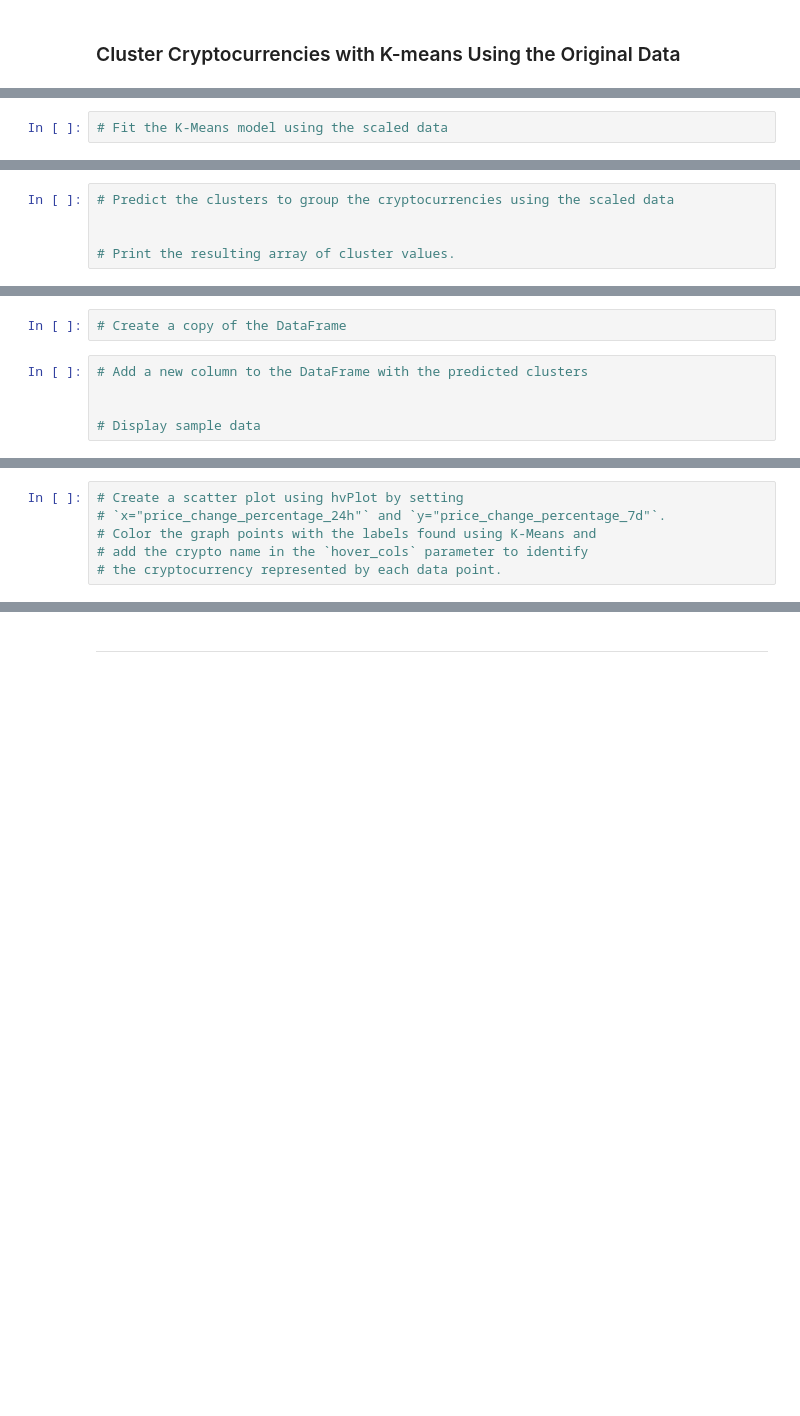
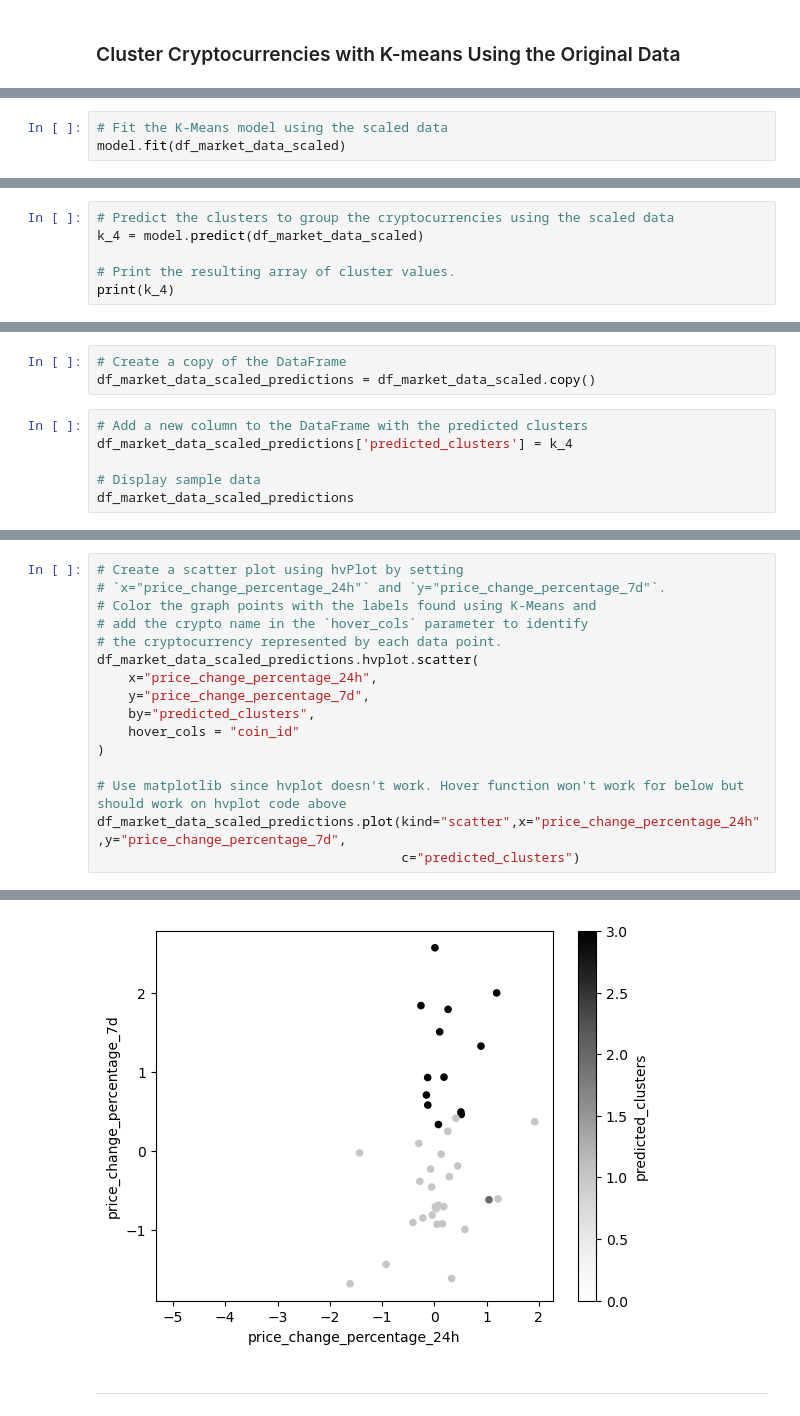
Before and after one commit to JustinS25/CryptoClustering, a Jupyter notebook: Starter_Code 14/Crypto_Clustering.ipynb, the cells around one changed output, grey strips where cells are left out. Saved outputs shown, nothing was run; the diff lists cells and outputs as text; blank space fills up the shorter version.

```diff
--- a/Starter_Code 14/Crypto_Clustering.ipynb
+++ b/Starter_Code 14/Crypto_Clustering.ipynb
@@ -112,2 +185,3 @@ plot.plot(df_market_data)
 # %%
 # Fit the K-Means model using the scaled data
+model.fit(df_market_data_scaled)
@@ -114,5 +190,6 @@ plot.plot(df_market_data)
 # %%
 # Predict the clusters to group the cryptocurrencies using the scaled data
-
+k_4 = model.predict(df_market_data_scaled)
 
 # Print the resulting array of cluster values.
+print(k_4)
@@ -119,7 +199,9 @@ plot.plot(df_market_data)
 # %%
 # Create a copy of the DataFrame
+df_market_data_scaled_predictions = df_market_data_scaled.copy()
 # %%
 # Add a new column to the DataFrame with the predicted clusters
-
+df_market_data_scaled_predictions['predicted_clusters'] = k_4
 
 # Display sample data
+df_market_data_scaled_predictions
@@ -129,3 +230,14 @@ plot.plot(df_market_data)
 # Color the graph points with the labels found using K-Means and
 # add the crypto name in the `hover_cols` parameter to identify
 # the cryptocurrency represented by each data point.
+df_market_data_scaled_predictions.hvplot.scatter(
+    x="price_change_percentage_24h",
+    y="price_change_percentage_7d",
+    by="predicted_clusters",
+    hover_cols = "coin_id"
+)
+
+# Use matplotlib since hvplot doesn't work. Hover function won't work for below but should work on hvplot code above
+df_market_data_scaled_predictions.plot(kind="scatter",x="price_change_percentage_24h",y="price_change_percentage_7d",
+                                       c="predicted_clusters")
+# %% [output]
@@ -132,3 +245,4 @@ plot.plot(df_market_data)
+[figure, added]
 # %% [markdown]
 ---
 # %% [markdown]
```
Also changed, not shown: parts of 17 cells of this notebook, 1 other file.
